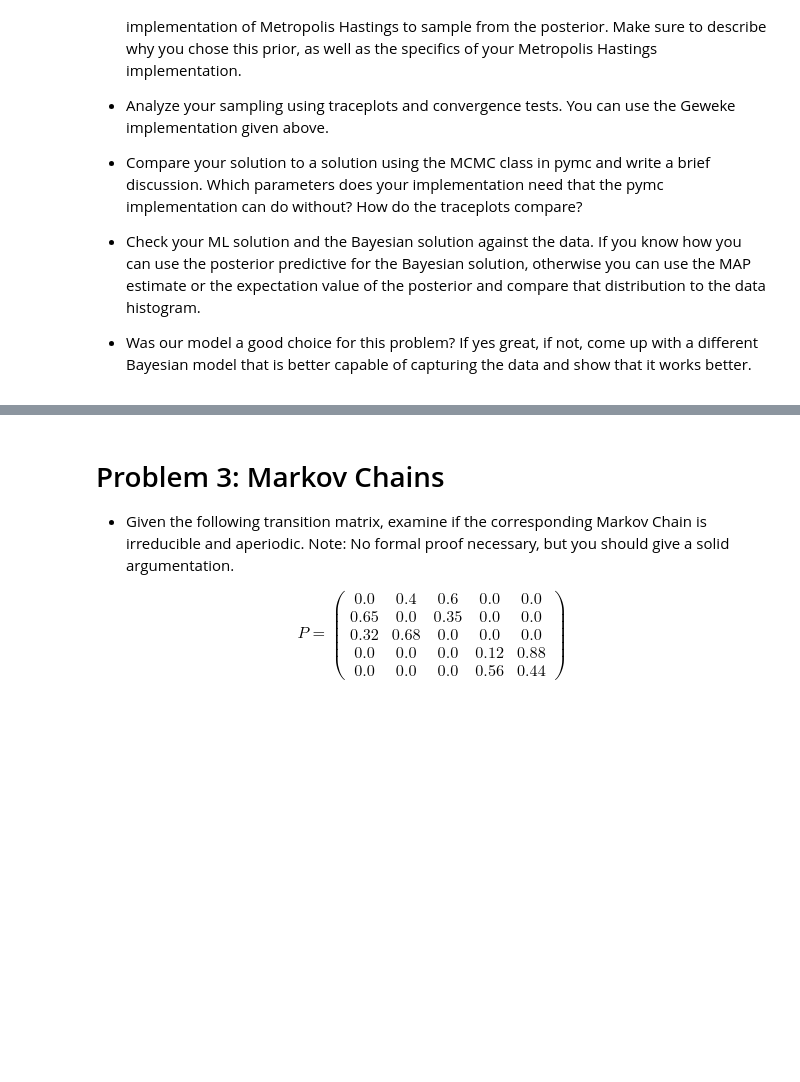
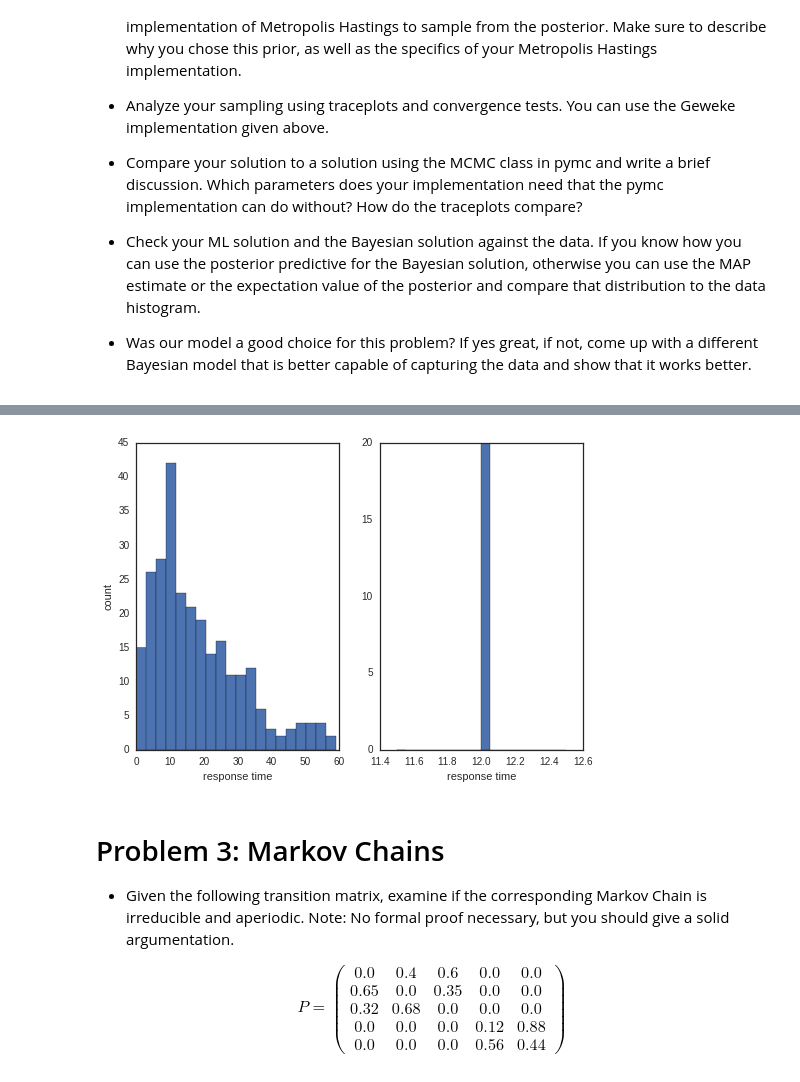
Before and after one commit to kevinchen1000/2016, a Jupyter notebook: Homework/AM207_yufengkevinchen_HW2.ipynb, the cells around one changed output, grey strips where cells are left out. Drawn from its saved outputs; the diff is of its cells as text; code cells hidden in the pictures; blank space fills up the shorter version.

Commit message:
P2 metropolis hasting

```diff
--- a/Homework/AM207_yufengkevinchen_HW2.ipynb
+++ b/Homework/AM207_yufengkevinchen_HW2.ipynb
@@ -172,0 +180,96 @@ We simplify calculate the mean and obtain $\lambda^* = 18.04$
+# %%
+#metropolis hasting with a gaussian prior
+
+#short hand for uniform random sampling
+runif = np.random.rand
+rnorm = np.random.normal
+#short hand for normal distribution
+norm = scipy.stats.norm
+
+#define the posterior function
+def calc_posterior(l,x=data):
+
+    p = np.product(np.exp(-l)*l**x / scipy.misc.factorial(x) * norm.pdf(x,loc=18,scale=5))
+
+    return p;
+
+def metropolis(n_iterations, init_values, step_size, doPrint = True):
+
+    #determine number of parameters
+    n_params = len(init_values)
+
+    #initialize samples
+    trace= np.empty((n_iterations+1,n_params))
+
+    #set initial values
+    trace[0] = init_values
+
+    #calculate joint posterior for initial values
+    current_prob = calc_posterior(*trace[0])
+    print current_prob
+    #initialize acceptance counts
+    accepted = [0]*n_params
+
+    for i in xrange(n_iterations):
+
+        if not i%10000 and doPrint:
+            print 'Iterations left: ', n_iterations- i
+
+        #Grab current parameter values
+        current_params = trace[i]
+
+        #get current value for parameter j
+        p = trace[i].copy()
+
+        #loop over all dimensions (here only 1 dimension)
+        for j in range(n_params):
+            #propose a new value
+            theta = rnorm(current_params[j],step_size[j])
+
+            #insert new value
+            p[j]= theta
+
+            #calculate posterior with proposed value
+            proposed_prob = calc_posterior(*p)
+
+            #acceptance rate
+            alpha = proposed_prob / current_prob
+
+            #sample a uniform function to determine whether to reject
+            u = runif()
+
+            #test proposed value
+            if (u) < alpha:
+                #Accept
+                trace[i+1,j]=theta
+                current_prob = proposed_prob
+                accepted[j] +=1
+            else:
+                #reject
+                trace[i+1,j] = trace[i,j]
+
+            #update p
+            p[j] = trace[i+1,j]
+
+    #return samples and number of accepted steps
+    return trace, accepted
+
+#driver code to sample using metroplis-hasting and a normal prior
+if __name__ =="__main__":
+    n_iter = 10;
+    init_val = [12];
+    step_size = [10];
+    trace,acc = metropolis(n_iter,init_val,step_size,doPrint=True)
+
+    print trace
+
+    #plot a histogram
+    plt.subplot(1,2,1)
+    plt.hist(data,bins=20)
+    plt.xlabel('response time')
+    plt.ylabel('count')
+
+    plt.subplot(1,2,2)
+    plt.hist(trace,bins=20,normed=1)
+    plt.xlabel('response time')
+# %% [output]
@@ -173,3 +289,4 @@ We simplify calculate the mean and obtain $\lambda^* = 18.04$
+[figure, added]
 # %% [markdown]
 # Problem 3: Markov Chains
 
```
Also changed, not shown: parts of 4 cells of this notebook.
